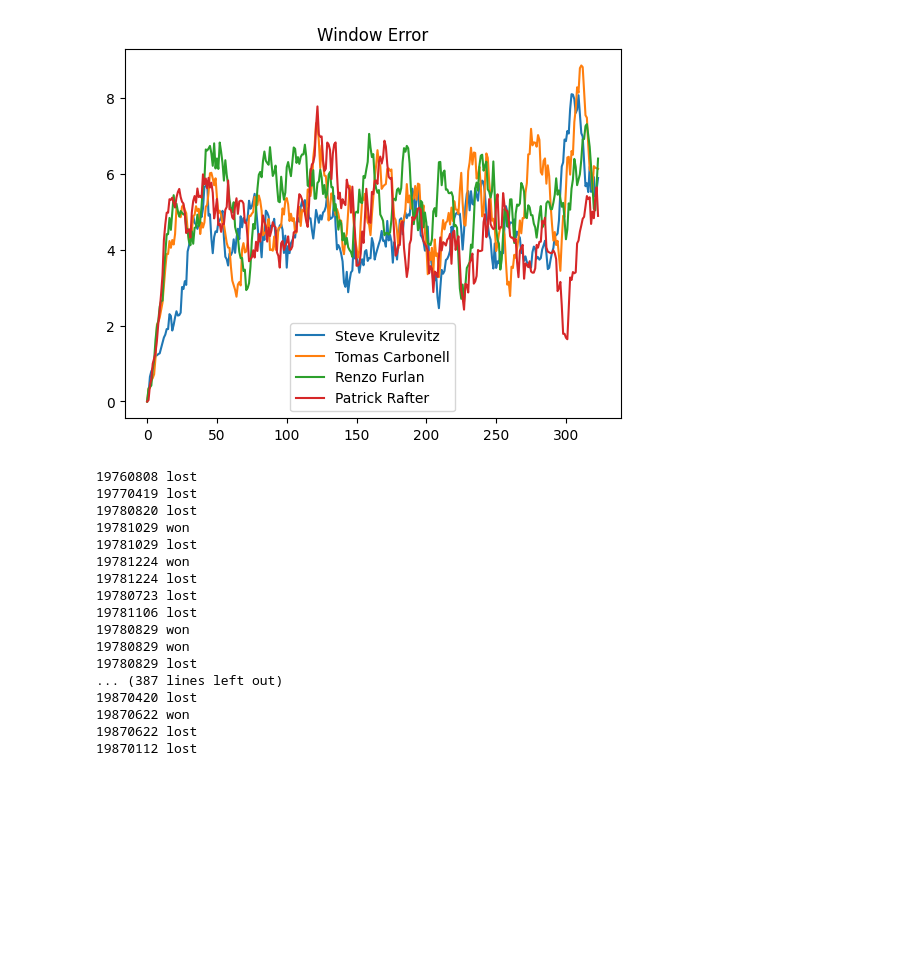
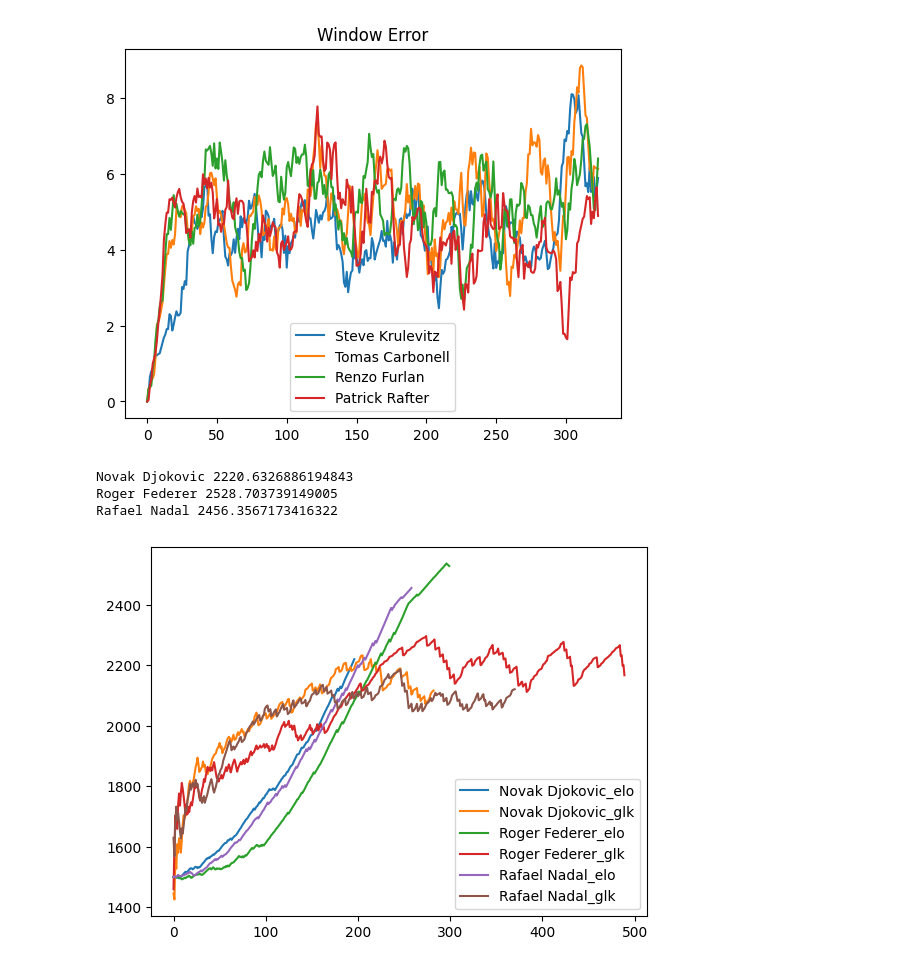
Before and after one commit to gametheoryblr/Rating-Matching, a Jupyter notebook: analyse.ipynb, the cells around one changed output. Drawn from its saved outputs; the diff is of its cells as text; code cells hidden in the pictures; blank space fills up the shorter version.

```diff
--- a/analyse.ipynb
+++ b/analyse.ipynb
@@ -384,28 +400,43 @@ Patrick Rafter 231 92
 [figure]
 [figure]
 [figure]
-# %%
-for i in range(dataset.shape[0]):
-    mtch = dataset.loc[i]
-    if mtch['winner_name'] == 'John Sadri':
-        print(mtch['tourney_date'],'won')
-    if mtch['loser_name'] == 'John Sadri':
-        print(mtch['tourney_date'],'lost')
-# %% [output]
-19760808 lost
-19770419 lost
-19780820 lost
-19781029 won
-19781029 lost
-19781224 won
-19781224 lost
-19780723 lost
-19781106 lost
-19780829 won
-19780829 won
-19780829 lost
-... (387 lines left out)
-19870420 lost
-19870622 won
-19870622 lost
-19870112 lost
+# %%
+fp = open('./dataset/rating_output.csv','a')
+fp.write('ID,Rating\n')
+id_name = {}
+for i in name_id.keys():
+    id_name[name_id[i]] = i
+    fp.write(f'{name_id[i]},{prat[i][-1]}\n')
+fp.close()
+# %%
+glk_results = pd.read_csv('./dataset/player_predictions.csv')
+glk_results.sort_values(by=['tourney_date'])
+pred_error1 = {}
+pred_rating1 = {}
+for i in range(glk_results.shape[0]):
+    entry = glk_results.loc[i]
+    player_name = id_name[entry['player_id']]
+    if player_name not in pred_rating1.keys():
+        pred_rating1[player_name] = []
+    pred_rating1[player_name].append(entry['player_rating'])
+    pred_error1 = entry['prediction_error']
+# %%
+def plotPlayer(name:str):
+    if name not in prat.keys():
+        print('ERROR: Name not found')
+        return
+    plt.plot(range(len(prat[name])),prat[name],label=name+'_elo')
+    plt.plot(range(len(pred_rating1[name])),pred_rating1[name],label=name+'_glk')
+    print(name,prat[name][-1])
+    # plt.show()
+    return
+plotPlayer('Novak Djokovic')
+plotPlayer('Roger Federer')
+plotPlayer('Rafael Nadal')
+plt.legend()
+plt.show()
+# %% [output]
+Novak Djokovic 2220.6326886194843
+Roger Federer 2528.703739149005
+Rafael Nadal 2456.3567173416322
+[figure, added]
```
Also changed, not shown: parts of 6 cells of this notebook, 3 other files.
